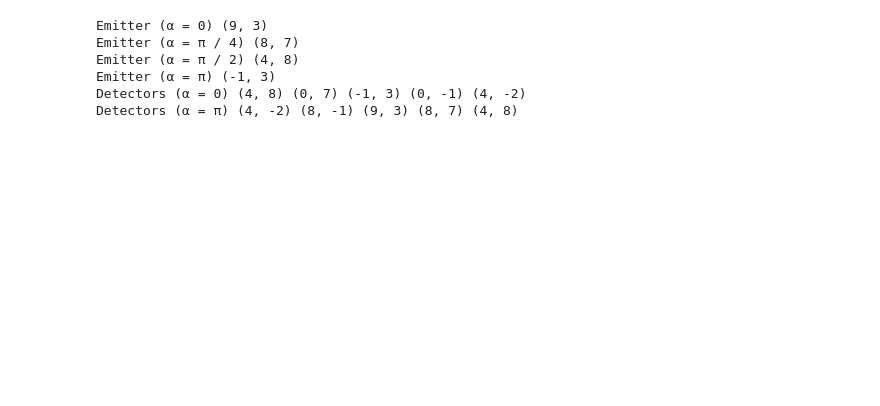
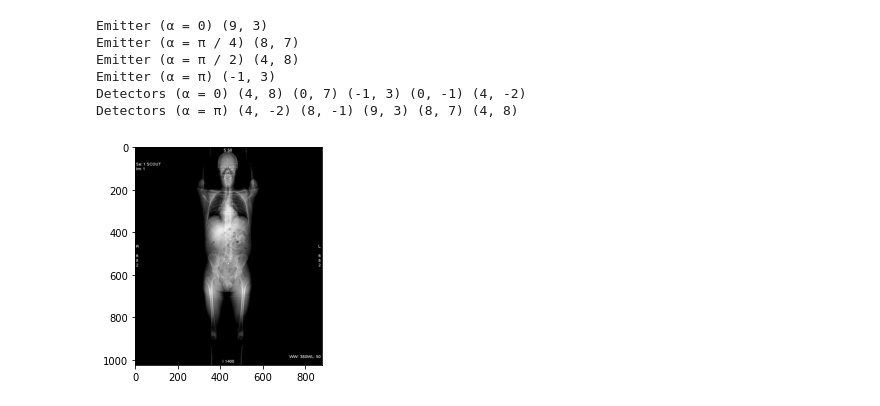
Before and after one commit to codeblessing/S6-IwM, a Jupyter notebook: ct.ipynb, the cells around one changed output. Drawn from its saved outputs; the diff is of its cells as text; code cells hidden in the pictures; blank space fills up the shorter version.

Commit message:
DICOM read & save

```diff
--- a/ct.ipynb
+++ b/ct.ipynb
@@ -156,3 +239,33 @@ def radon(image: ndarray, phi: int, step: int, count: int) -> ndarray:
+# %%
+# region TEST PURPOSE ONLY
+
+def _test_dicom_read():
+    from matplotlib.pylab import imshow
+    _test_image = read_from_dicom("data/CT_ScoutView.dcm")
+
+    imshow(_test_image, cmap = "gray")
+
+def _test_dicom_write():
+    from cv2 import imread, IMREAD_GRAYSCALE
+    from datetime import date, time
+
+    image = imread('data/phantom.png', IMREAD_GRAYSCALE)
+
+    patient = {
+        "id": "JLO2022",
+        "name": "John Logan",
+        "date": date(2022, 3, 29),
+        "comments": "Quite weird head, don't you think?"
+    }
+
+    write_to_dicom("data/writes/jlo.dcm", image, patient)
+
+_test_dicom_read()
+_test_dicom_write()
+
+# endregion TEST PURPOSE ONLY
+# %% [output]
+[figure, added]
 # %%
 import cv2 as cv
 from matplotlib.pylab import imshow, figure
```
Also changed, not shown: parts of 8 cells of this notebook, 17 other files.
